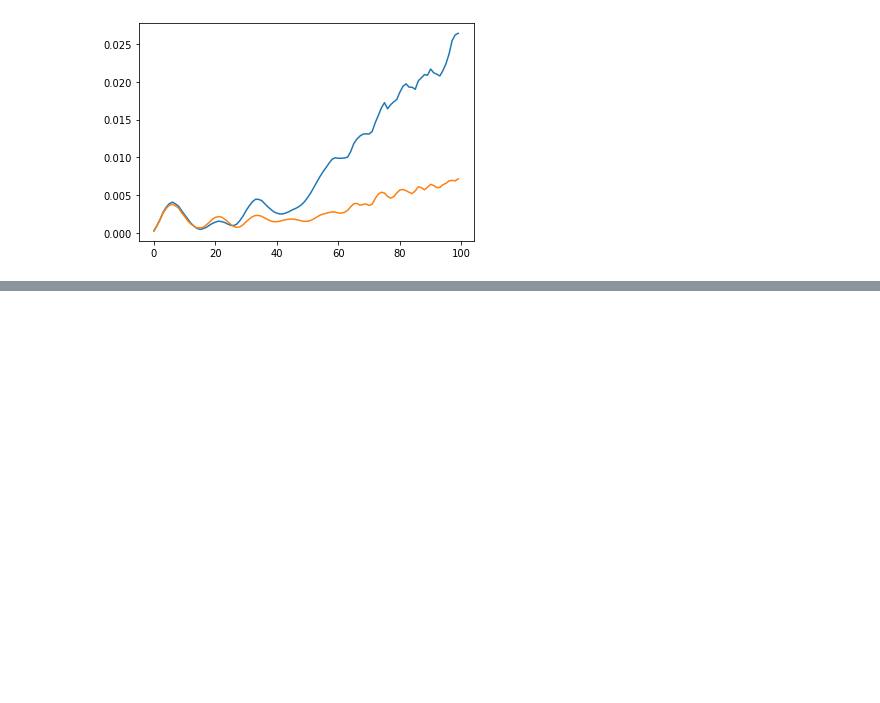
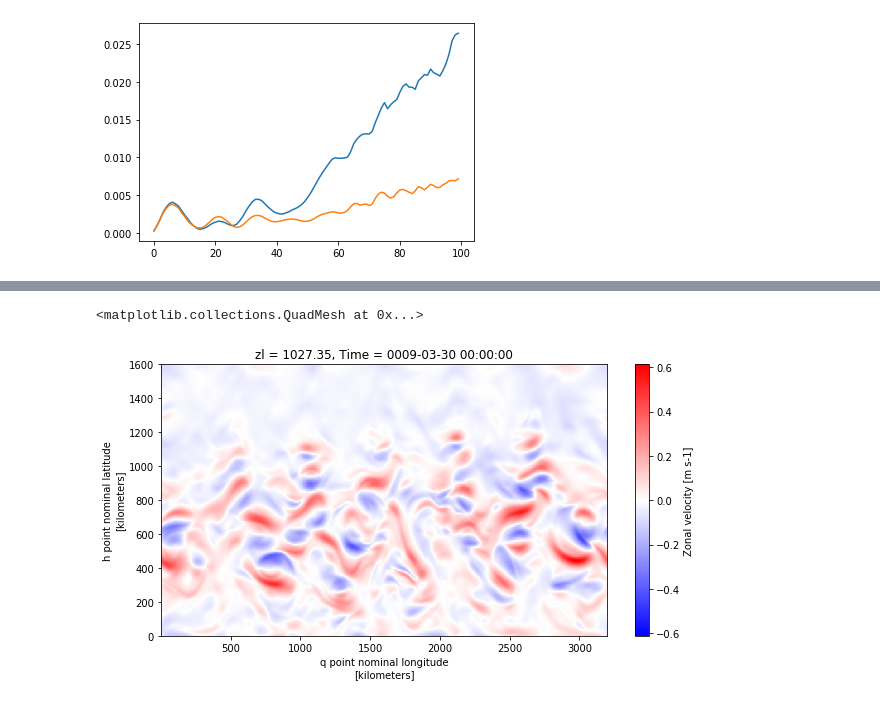
Before and after one commit to hmkhatri/Scripts, a Jupyter notebook: MOM6_idealised/test.ipynb, the cells around one changed output, grey strips where cells are left out. Saved outputs shown, nothing was run; the diff lists cells and outputs as text; code cells hidden in the pictures; blank space fills up the shorter version.

```diff
--- a/MOM6_idealised/test.ipynb
+++ b/MOM6_idealised/test.ipynb
@@ -71,0 +74,3 @@ ds.close()
+# %%
+ppdir = "/work/Hemant.Khatri/MOM6_idealised/SWM_Two_Layer/test_Navid/"
+ds = xr.open_dataset(ppdir+"prog.nc")
@@ -71,0 +100,6 @@ ds.close()
+# %%
+u1 = ds.u.isel(Time = 300, zl=0)
+u1.plot(figsize=[10,5], cmap='bwr')
+# %% [output]
+<matplotlib.collections.QuadMesh at 0x...>
+[figure, added]
```
Also changed, not shown: parts of 7 cells of this notebook, 2 other files.
